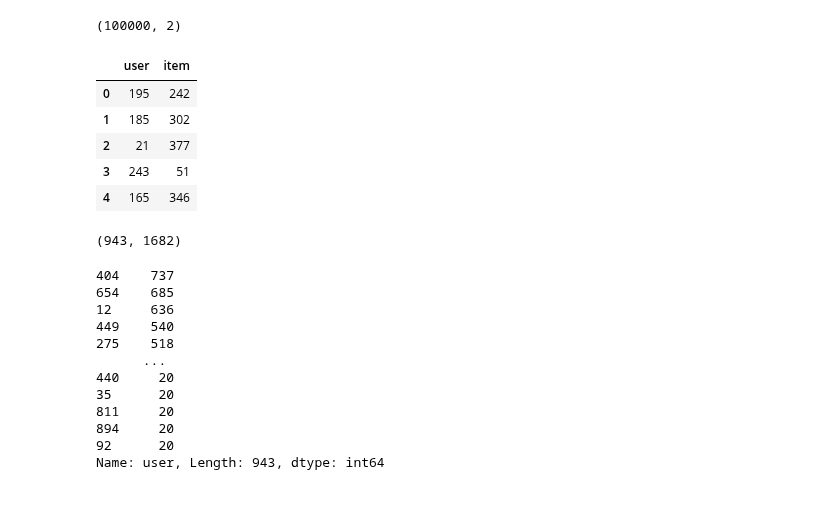
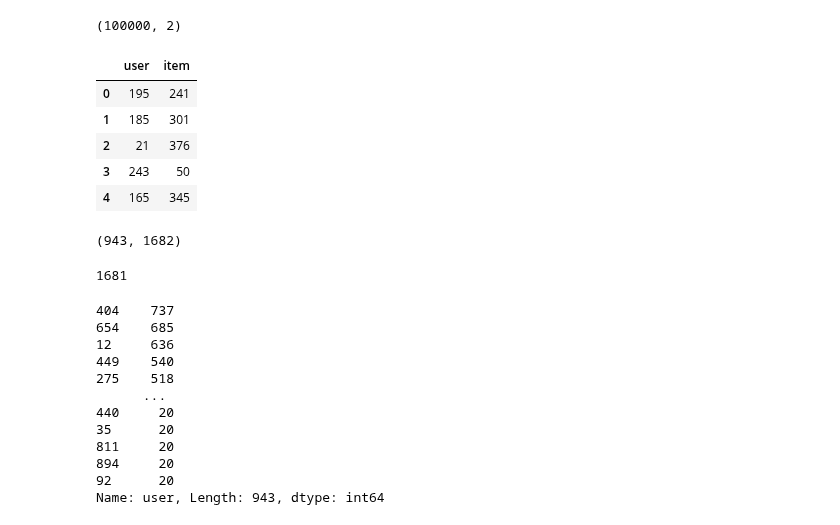
Before and after one commit to aravind-gk/RecSysAttack, a Jupyter notebook: data/movielens/movielens.ipynb, the cells around one changed output. Cells and saved outputs as stored; diff of their text form; code cells hidden in the pictures.

```diff
--- a/data/movielens/movielens.ipynb
+++ b/data/movielens/movielens.ipynb
@@ -11,18 +11,19 @@ import os
 # %%
 column_names = ['user', 'item', 'rating','timestamp']
 data = pd.read_csv('u.data', sep='\t', names=column_names)
 data = data[['user', 'item']].copy()
 data.user = data.user - 1 # user id starts from 0
+data.item = data.item - 1 # item id starts from 0
 print(data.shape)
 data.head()
 # %% [output]
 (100000, 2)
 |  | user | item |
-| 0 | 195 | 242 |
-| 1 | 185 | 302 |
-| 2 | 21 | 377 |
-| 3 | 243 | 51 |
-| 4 | 165 | 346 |
+| 0 | 195 | 241 |
+| 1 | 185 | 301 |
+| 2 | 21 | 376 |
+| 3 | 243 | 50 |
+| 4 | 165 | 345 |
 # %%
 n_users = data.user.nunique()
 n_items = data.item.nunique()
@@ -30,6 +31,10 @@ n_items = data.item.nunique()
 n_users, n_items
 # %% [output]
 (943, 1682)
+# %%
+data.item.max()
+# %% [output]
+1681
 # %%
 # min 20 movies per user
 data.user.value_counts()
```
Also changed, not shown: parts of 5 cells of this notebook, 3 other files.
